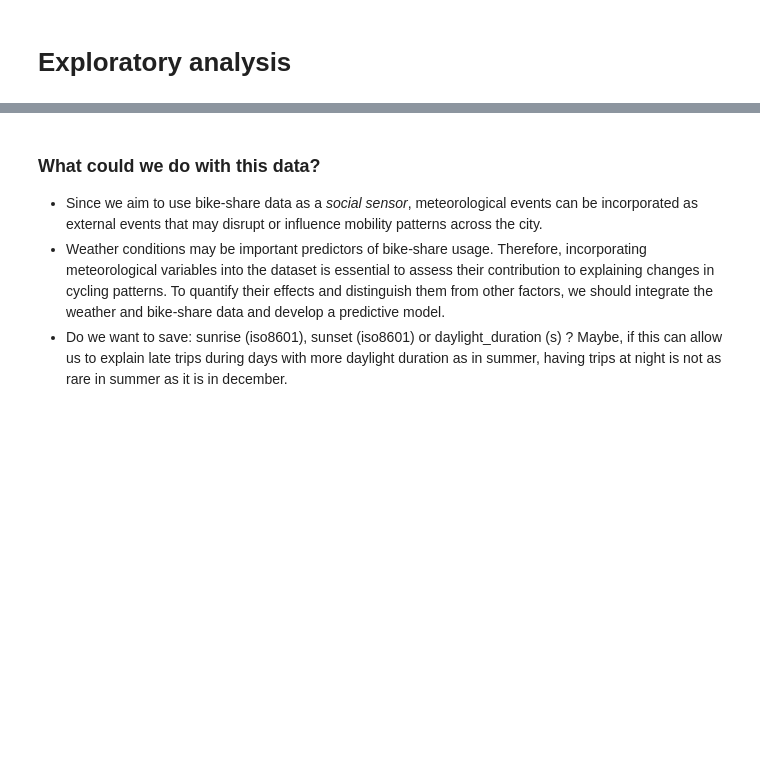
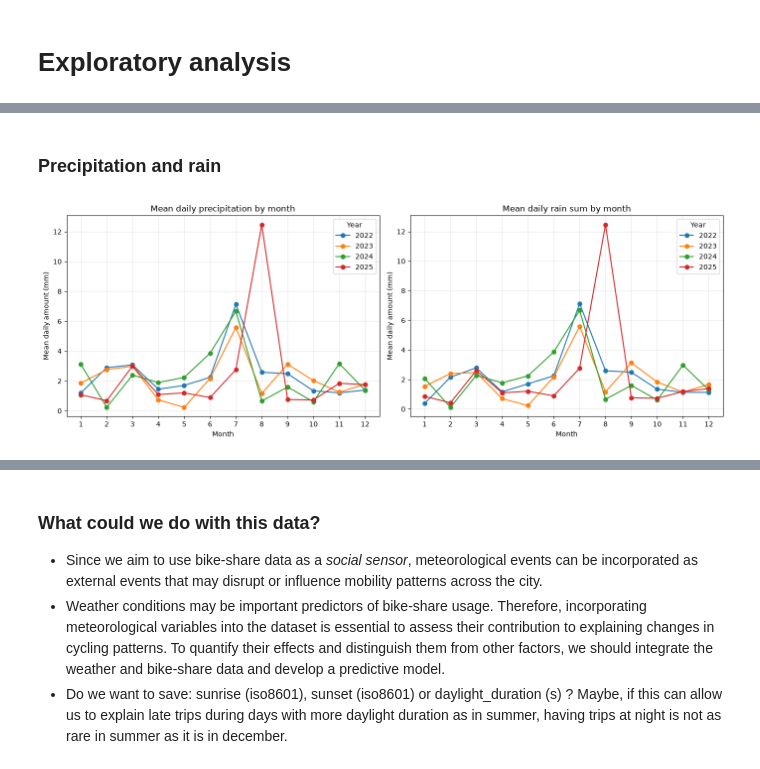
Before and after one commit to laure-cio/ADA-project2026, a Jupyter notebook: data/forecast/weather_examin.ipynb, the cells around one changed output, grey strips where cells are left out. Saved outputs shown, nothing was run; the diff lists cells and outputs as text; code cells hidden in the pictures; blank space fills up the shorter version.

```diff
--- a/data/forecast/weather_examin.ipynb
+++ b/data/forecast/weather_examin.ipynb
@@ -257,0 +265,32 @@ Out of the 29 weather categories, 2022 broadcast data shows 18
+# %% [markdown]
+### Precipitation and rain
+# %%
+fig, axes = plt.subplots(1, 2, figsize=(14, 5))
+
+for year in sorted(weather22_25["year"].unique()):
+    data = weather22_25[weather22_25["year"] == year]
+
+    monthly = data.groupby("month").agg(
+        precipitation=("precipitation_sum", "mean"),
+        rain=("rain_sum", "mean")
+    )
+
+    axes[0].plot(monthly.index, monthly["precipitation"],
+                 marker="o", label=str(year))
+    axes[1].plot(monthly.index, monthly["rain"],
+                 marker="o", label=str(year))
+
+axes[0].set_title("Mean daily precipitation by month")
+axes[1].set_title("Mean daily rain sum by month")
+
+for ax in axes:
+    ax.set_xlabel("Month")
+    ax.set_ylabel("Mean daily amount (mm)")
+    ax.set_xticks(range(1, 13))
+    ax.grid(alpha=0.3)
+    ax.legend(title="Year")
+
+plt.tight_layout()
+plt.show()
+# %% [output]
+[figure, added]
```
Also changed, not shown: parts of 33 cells of this notebook.
